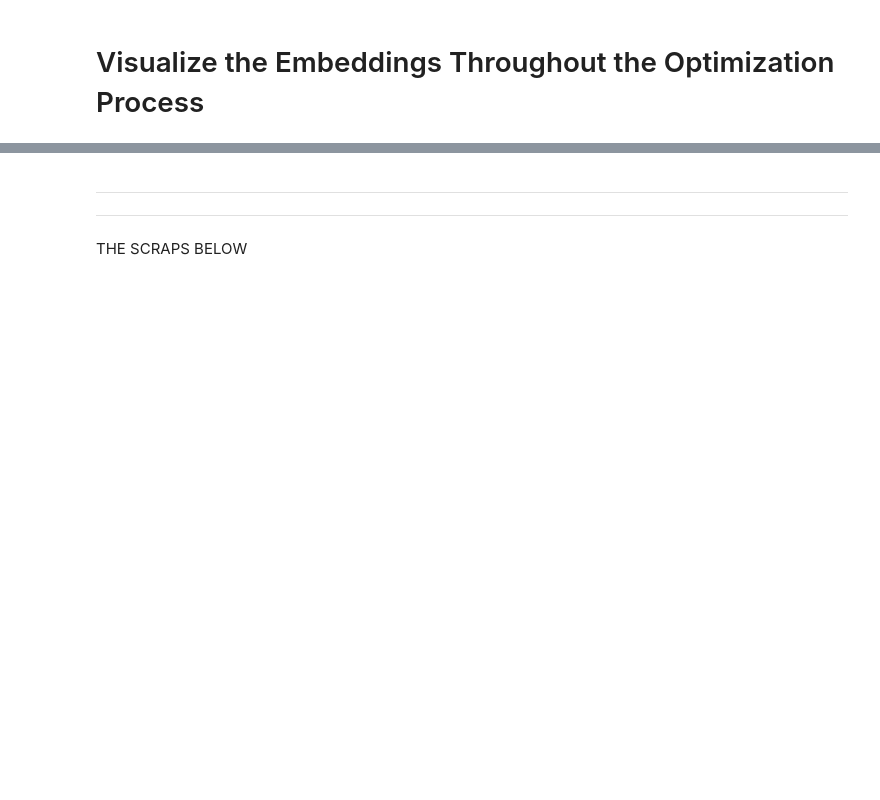
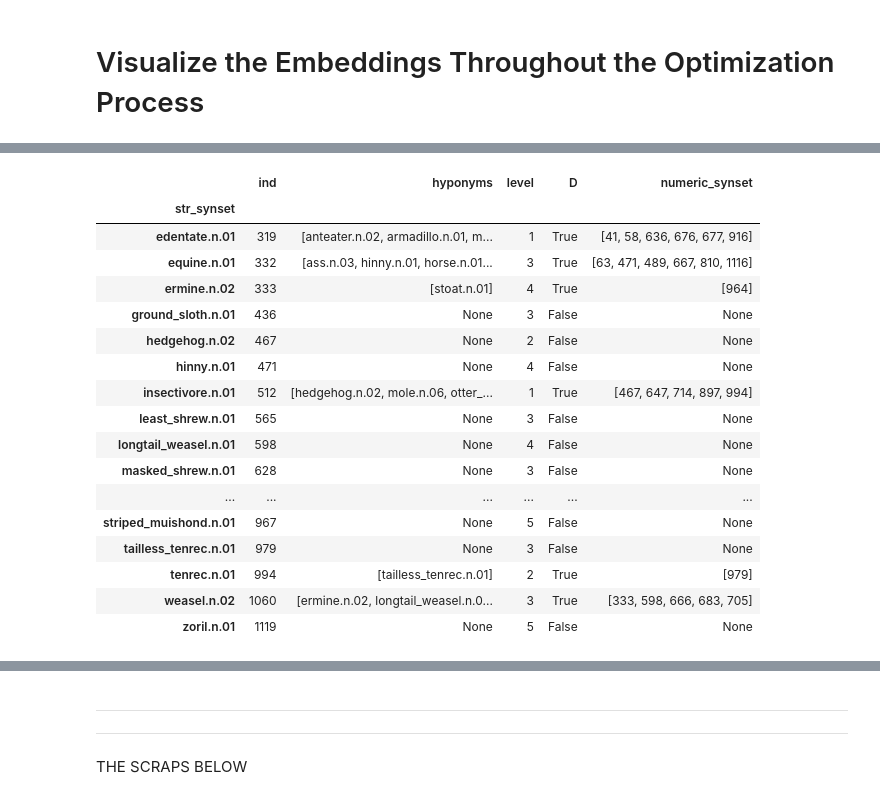
Before and after one commit to cshewmake2/wordnet_poincare, a Jupyter notebook: WordNet_Poincare_Embedding.ipynb, the cells around one changed output, grey strips where cells are left out. Saved outputs shown, nothing was run; the diff lists cells and outputs as text; code cells hidden in the pictures; blank space fills up the shorter version.

```diff
--- a/WordNet_Poincare_Embedding.ipynb
+++ b/WordNet_Poincare_Embedding.ipynb
@@ -188,0 +200,21 @@ plot_x(x.detach().numpy(),df)
+# %%
+df[df["ind"].isin(indexes[0].tolist())]
+# %% [output]
+|  | ind | hyponyms | level | D | numeric_synset |
+| str_synset |  |  |  |  |  |
+| edentate.n.01 | 319 | [anteater.n.02, armadillo.n.01, m... | 1 | True | [41, 58, 636, 676, 677, 916] |
+| equine.n.01 | 332 | [ass.n.03, hinny.n.01, horse.n.01... | 3 | True | [63, 471, 489, 667, 810, 1116] |
+| ermine.n.02 | 333 | [stoat.n.01] | 4 | True | [964] |
+| ground_sloth.n.01 | 436 | None | 3 | False | None |
+| hedgehog.n.02 | 467 | None | 2 | False | None |
+| hinny.n.01 | 471 | None | 4 | False | None |
+| insectivore.n.01 | 512 | [hedgehog.n.02, mole.n.06, otter_... | 1 | True | [467, 647, 714, 897, 994] |
+| least_shrew.n.01 | 565 | None | 3 | False | None |
+| longtail_weasel.n.01 | 598 | None | 4 | False | None |
+| masked_shrew.n.01 | 628 | None | 3 | False | None |
+| ... | ... | ... | ... | ... | ... |
+| striped_muishond.n.01 | 967 | None | 5 | False | None |
+| tailless_tenrec.n.01 | 979 | None | 3 | False | None |
+| tenrec.n.01 | 994 | [tailless_tenrec.n.01] | 2 | True | [979] |
+| weasel.n.02 | 1060 | [ermine.n.02, longtail_weasel.n.0... | 3 | True | [333, 598, 666, 683, 705] |
+| zoril.n.01 | 1119 | None | 5 | False | None |
```
Also changed, not shown: parts of 64 cells of this notebook.
